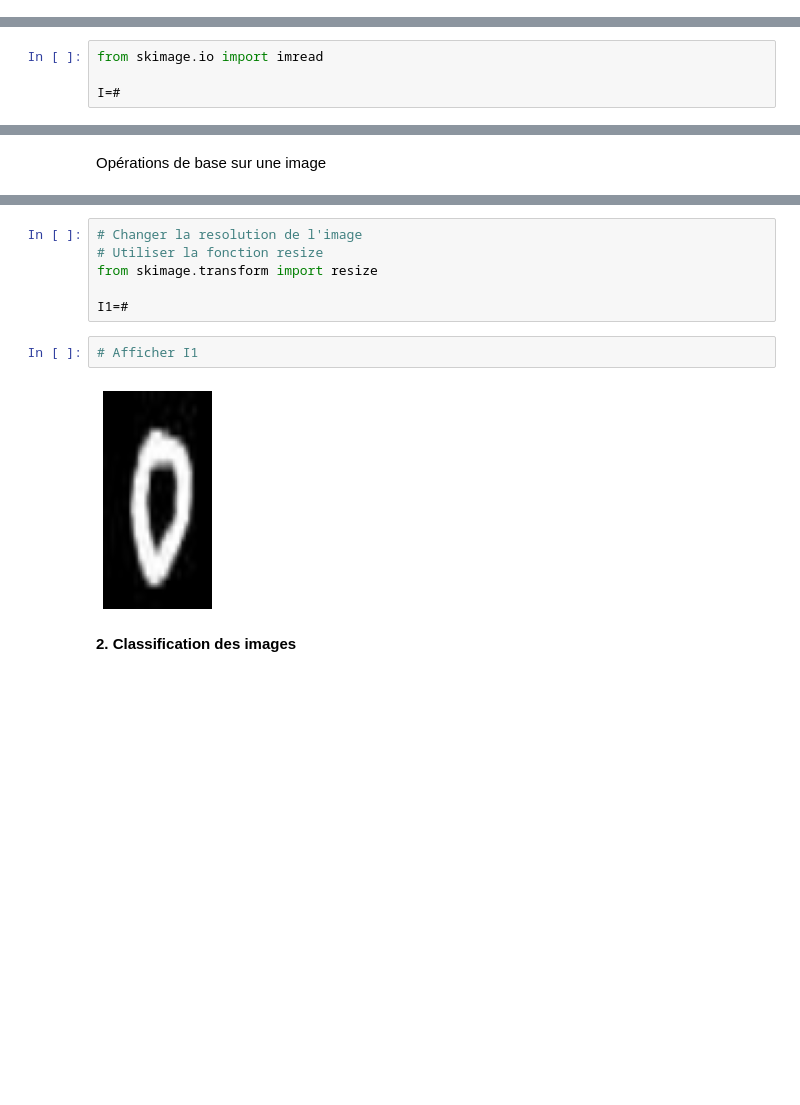
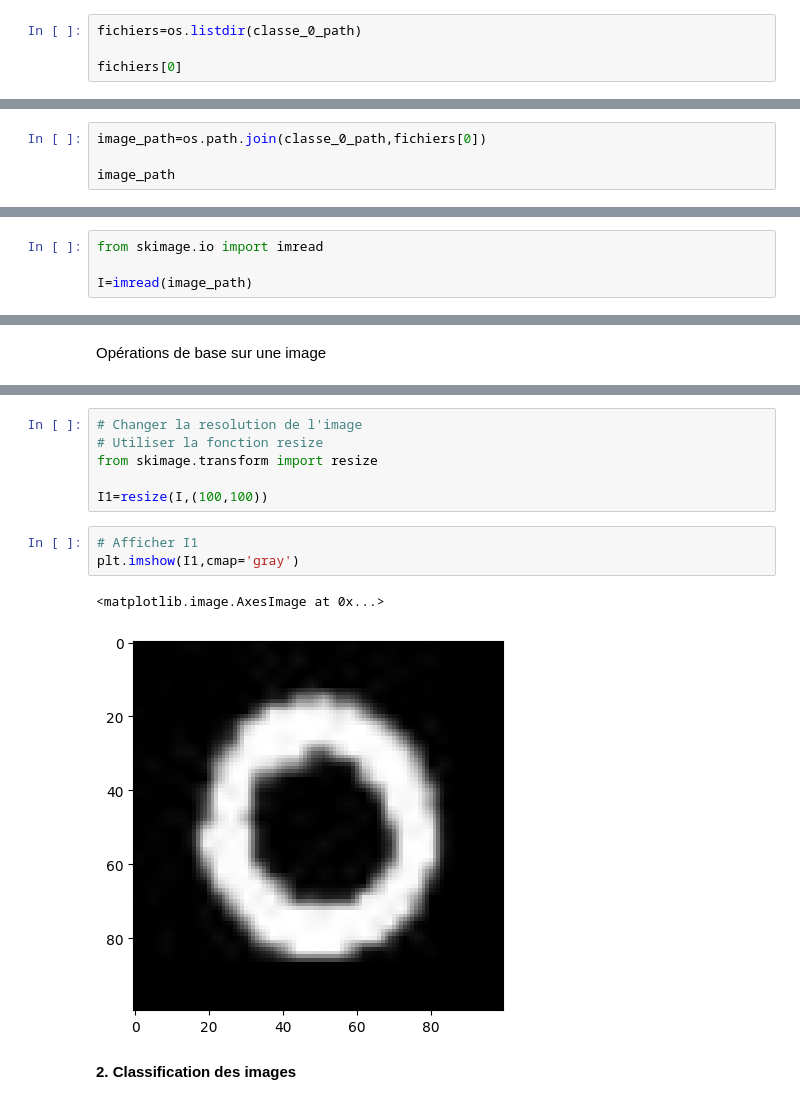
Before and after one commit to rayenCtrl/MachineLearningAlgorithms, a Jupyter notebook: lab_classification_images_incomplet.ipynb, the cells around one changed output, grey strips where cells are left out. Cells and saved outputs as stored; diff of their text form; blank space fills up the shorter version.

```diff
--- a/lab_classification_images_incomplet.ipynb
+++ b/lab_classification_images_incomplet.ipynb
@@ -37,0 +34,4 @@ fichiers=#
+# %%
+fichiers=os.listdir(classe_0_path)
+
+fichiers[0]
@@ -47,0 +46,4 @@ image_path=#
+# %%
+image_path=os.path.join(classe_0_path,fichiers[0])
+
+image_path
@@ -56,4 +60,4 @@ Donner le nom I à ll'image chargée en mémoire
 # %%
 from skimage.io import imread
 
-I=#
+I=imread(image_path)
@@ -107,11 +119,13 @@ I1=#
 # Utiliser la fonction resize
 from skimage.transform import resize
 
-I1=#
+I1=resize(I,(100,100))
 # %%
 # Afficher I1
+plt.imshow(I1,cmap='gray')
 # %% [output]
+<matplotlib.image.AxesImage at 0x...>
-[figure, old version]
+[figure, new version]
 # %% [markdown]
 **2. Classification des images**
 # %% [markdown]
```
Also changed, not shown: parts of 33 cells of this notebook, 1 other file.
